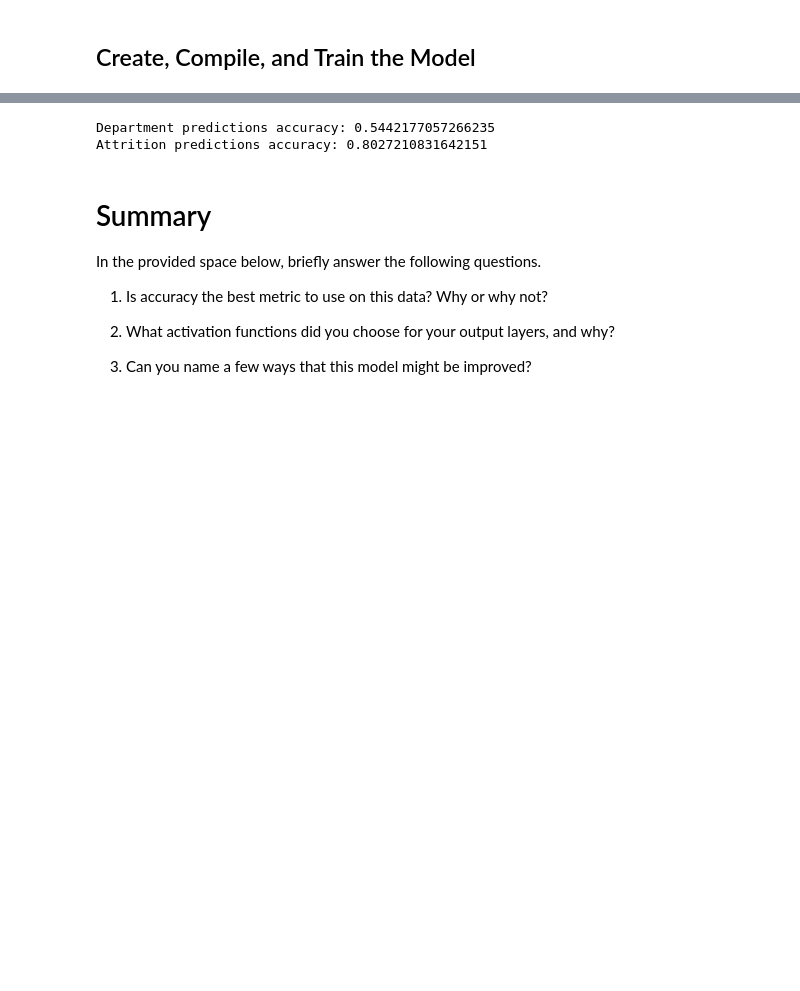
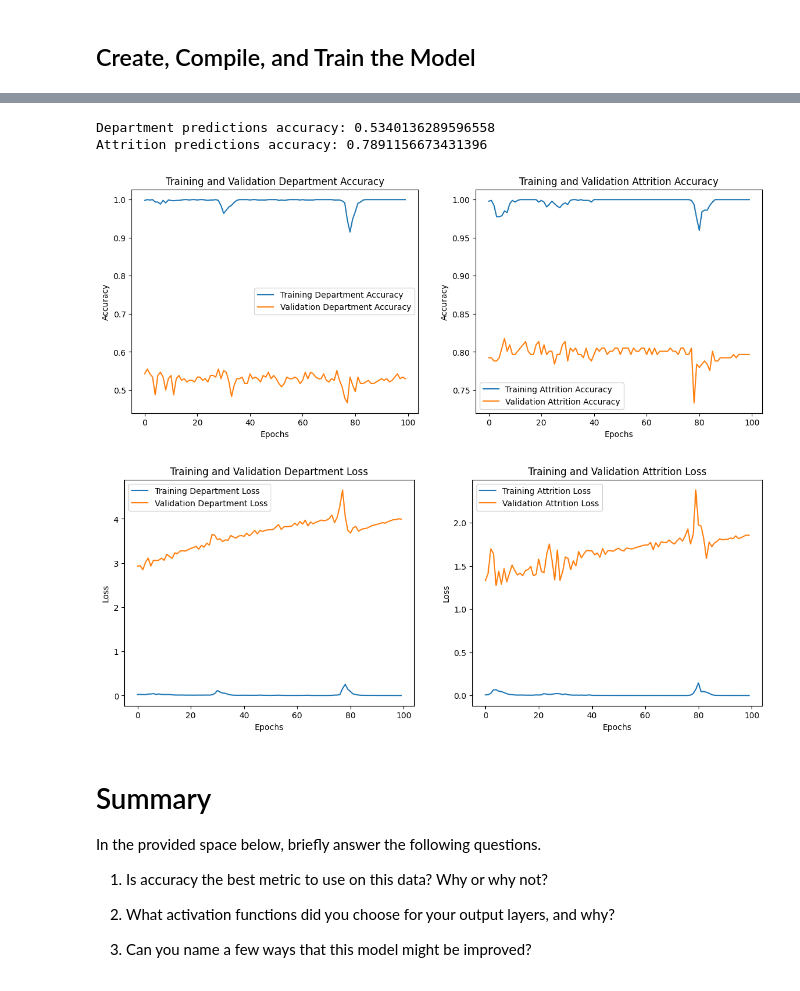
Before and after one commit to sharmasonu2081/neural-network-challenge-2, a Jupyter notebook: attrition.ipynb, the cells around one changed output, grey strips where cells are left out. Drawn from its saved outputs; the diff is of its cells as text; code cells hidden in the pictures; blank space fills up the shorter version.

```diff
--- a/attrition.ipynb
+++ b/attrition.ipynb
@@ -284,10 +279,69 @@ evaluation = model.evaluate(X_test_scaled, [dept_test_encoded_df, attrition_test
-# %%
-# Print the accuracy for both department and attrition
-print(f"Department predictions accuracy: {evaluation[3]}")
-print(f"Attrition predictions accuracy: {evaluation[4]}")
-# %% [output]
-Department predictions accuracy: 0.5442177057266235
-Attrition predictions accuracy: 0.8027210831642151
+# %%
+# Print the accuracy for both department and attrition
+print(f"Department predictions accuracy: {evaluation[3]}")
+print(f"Attrition predictions accuracy: {evaluation[4]}")
+
+##################################################################
+
+# I am adding Plotting Learning Curves: The learning curves for training and validation accuracy/loss will help visualize the model's performance and diagnose issues like overfitting or underfitting"
+
+# Plotting Learning Curves: The learning curves for training and validation accuracy/loss will help visualize the model's performance and diagnose issues like overfitting or underfitting.
+# Extract the metrics from the history object
+dept_acc = history.history['department_output_accuracy']  # <- CHANGE HERE
+val_dept_acc = history.history['val_department_output_accuracy']  # <- CHANGE HERE
+attr_acc = history.history['attrition_output_accuracy']  # <- CHANGE HERE
+val_attr_acc = history.history['val_attrition_output_accuracy']  # <- CHANGE HERE
+dept_loss = history.history['department_output_loss']  # <- CHANGE HERE
+val_dept_loss = history.history['val_department_output_loss']  # <- CHANGE HERE
+attr_loss = history.history['attrition_output_loss']  # <- CHANGE HERE
+val_attr_loss = history.history['val_attrition_output_loss']  # <- CHANGE HERE
+
+# Create subplots
+fig, axes = plt.subplots(1, 2, figsize=(14, 5))
+
+# Plot accuracy for department
+axes[0].plot(dept_acc, label='Training Department Accuracy')
+axes[0].plot(val_dept_acc, label='Validation Department Accuracy')
+axes[0].set_title('Training and Validation Department Accuracy')
+axes[0].set_xlabel('Epochs')
+axes[0].set_ylabel('Accuracy')
+axes[0].legend()
+
+# Plot accuracy for attrition
+axes[1].plot(attr_acc, label='Training Attrition Accuracy')
+axes[1].plot(val_attr_acc, label='Validation Attrition Accuracy')
+axes[1].set_title('Training and Validation Attrition Accuracy')
+axes[1].set_xlabel('Epochs')
+axes[1].set_ylabel('Accuracy')
+axes[1].legend()
+
+plt.show()
+
+# Create subplots for loss
+fig, axes = plt.subplots(1, 2, figsize=(14, 5))
+
+# Plot loss for department
+axes[0].plot(dept_loss, label='Training Department Loss')
+axes[0].plot(val_dept_loss, label='Validation Department Loss')
+axes[0].set_title('Training and Validation Department Loss')
+axes[0].set_xlabel('Epochs')
+axes[0].set_ylabel('Loss')
+axes[0].legend()
+
+# Plot loss for attrition
+axes[1].plot(attr_loss, label='Training Attrition Loss')
+axes[1].plot(val_attr_loss, label='Validation Attrition Loss')
+axes[1].set_title('Training and Validation Attrition Loss')
+axes[1].set_xlabel('Epochs')
+axes[1].set_ylabel('Loss')
+axes[1].legend()
+
+plt.show()
+# %% [output]
+Department predictions accuracy: 0.5340136289596558
+Attrition predictions accuracy: 0.7891156673431396
+[figure, added]
+[figure, added]
 # %% [markdown]
 # Summary
 
```
Also changed, not shown: parts of 12 cells of this notebook.
